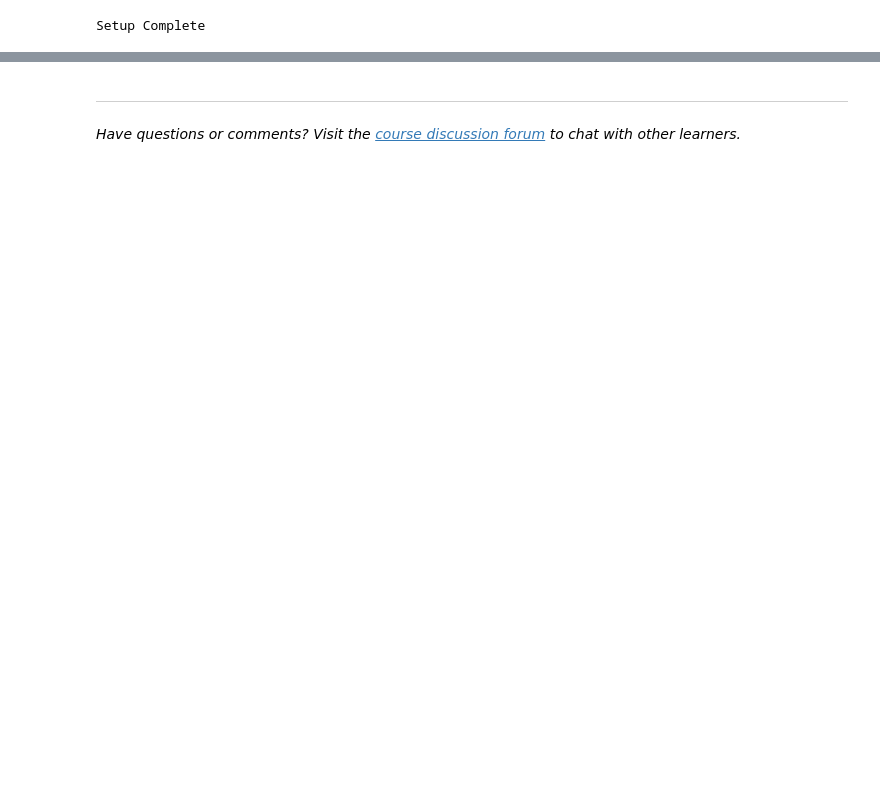
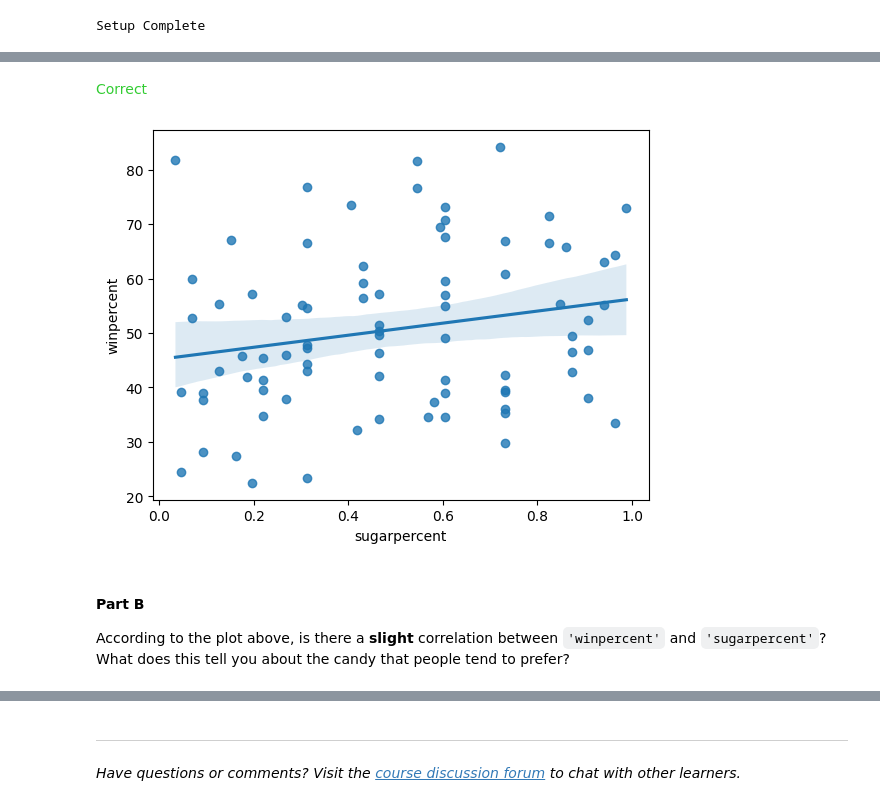
Before and after one commit to sw00z/Work-from-Kaggle, a Jupyter notebook: exercise-scatter-plots.ipynb, the cells around one changed output, grey strips where cells are left out. Cells and saved outputs as stored; diff of their text form; code cells hidden in the pictures; blank space fills up the shorter version.

```diff
--- a/exercise-scatter-plots.ipynb
+++ b/exercise-scatter-plots.ipynb
@@ -224,0 +147,7 @@ Using this information, when should the museum staff additional seasonal employe
+# %%
+# Scatter plot w/ regression line showing the relationship between 'sugarpercent' and 'winpercent'
+sns.regplot(data=candy_data, x="sugarpercent", y="winpercent") # Your code here
+
+# Check your answer
+step_4.a.check()
+# %% [output]
@@ -224,0 +155,2 @@ Using this information, when should the museum staff additional seasonal employe
+<span style="color:#33cc33">Correct</span>
+[figure, added]
@@ -225,3 +161,7 @@ Using this information, when should the museum staff additional seasonal employe
+# %% [markdown]
+#### Part B
+
+According to the plot above, is there a **slight** correlation between `'winpercent'` and `'sugarpercent'`?  What does this tell you about the candy that people tend to prefer?
 # %%
 #step_4.b.hint()
 # %%
```
Also changed, not shown: parts of 55 cells of this notebook.
